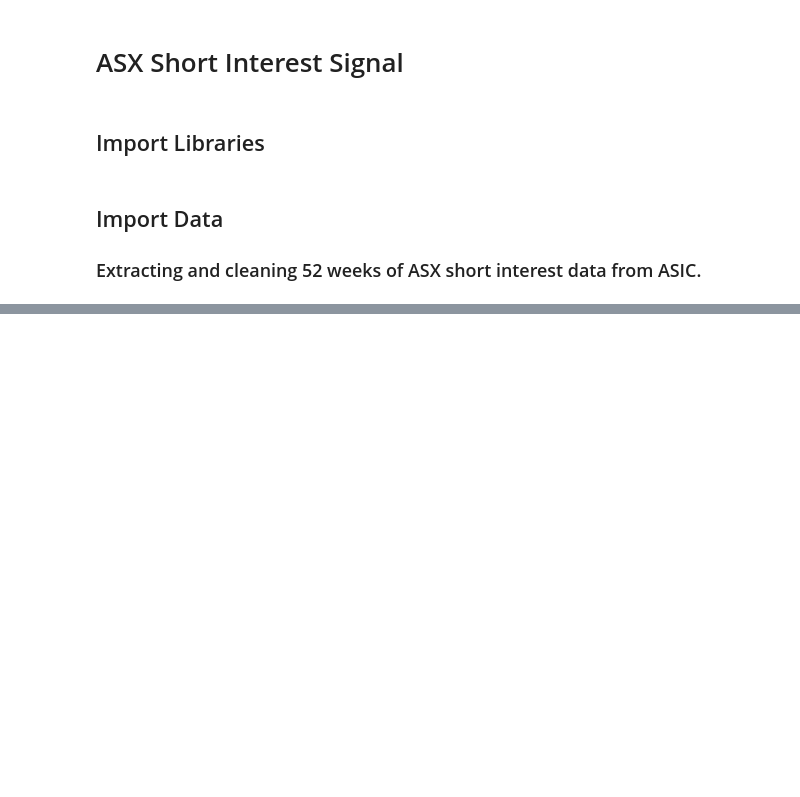
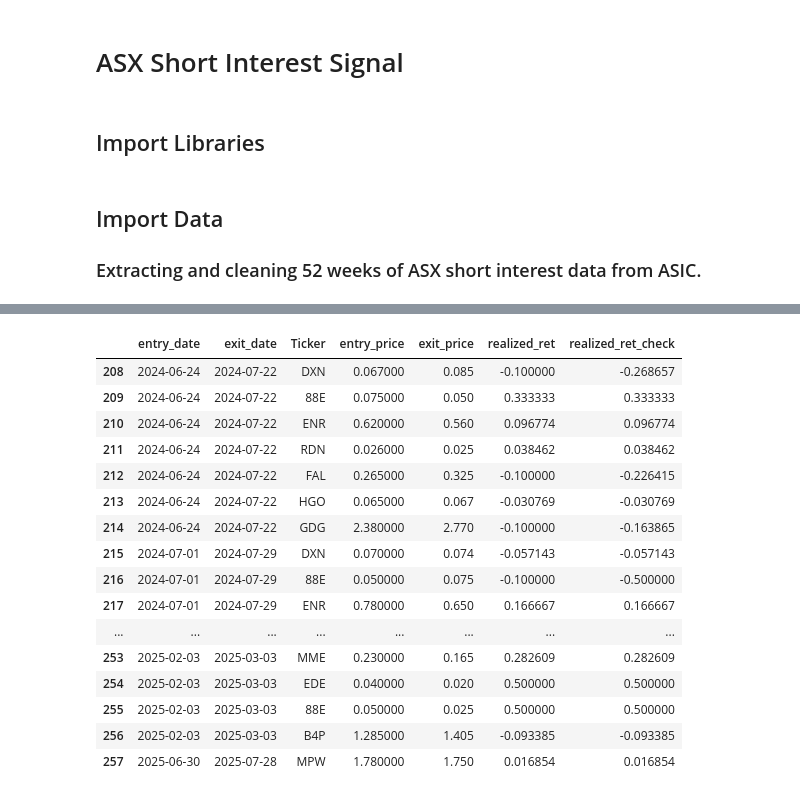
Before and after one commit to Taff1887/short-king, a Jupyter notebook: Short King.ipynb, the cells around one changed output, grey strips where cells are left out. Cells and saved outputs as stored; diff of their text form; code cells hidden in the pictures; blank space fills up the shorter version.

```diff
--- a/Short King.ipynb
+++ b/Short King.ipynb
@@ -1189,0 +571,60 @@ Open positions at end: ['BRG', 'LTR', 'IMU', 'PLS', 'CTD', 'NUF', 'MIN', 'IGO',
+# %%
+# ---------- Build trade check table for ALL executed trades ----------
+trade_checks = []
+
+if not trades.empty:
+    for _, row in trades.iterrows():
+        tkr   = row["Ticker"]
+        entry = row["entry_date"]
+
+        g = panel[panel["Ticker"] == tkr].sort_values("Date").reset_index(drop=True)
+
+        idx = g.index[g["Date"] == entry]
+        if len(idx) == 0:
+            continue
+        idx = idx[0]
+
+        entry_price = g.loc[idx, "Date Share Price"]
+
+        # require an exit price 4 rows ahead
+        if idx + 4 < len(g):
+            exit_price = g.loc[idx + 4, "Date Share Price"]
+        else:
+            continue   # <-- SKIP if no exit price available
+
+        realized_ret = row.get("realized_ret", np.nan)
+
+        realized_ret_check = np.nan
+        if pd.notna(entry_price) and pd.notna(exit_price) and entry_price != 0:
+            realized_ret_check = (entry_price - exit_price) / entry_price
+
+        trade_checks.append({
+            "entry_date": row["entry_date"],
+            "exit_date": row["exit_date"],
+            "Ticker": tkr,
+            "entry_price": entry_price,
+            "exit_price": exit_price,
+            "realized_ret": realized_ret,
+            "realized_ret_check": realized_ret_check
+        })
+
+trade_check_table = pd.DataFrame(trade_checks)
+display(trade_check_table.tail(50))
+# %% [output]
+|  | entry_date | exit_date | Ticker | entry_price | exit_price | realized_ret | realized_ret_check |
+| 208 | 2024-06-24 | 2024-07-22 | DXN | 0.067000 | 0.085 | -0.100000 | -0.268657 |
+| 209 | 2024-06-24 | 2024-07-22 | 88E | 0.075000 | 0.050 | 0.333333 | 0.333333 |
+| 210 | 2024-06-24 | 2024-07-22 | ENR | 0.620000 | 0.560 | 0.096774 | 0.096774 |
+| 211 | 2024-06-24 | 2024-07-22 | RDN | 0.026000 | 0.025 | 0.038462 | 0.038462 |
+| 212 | 2024-06-24 | 2024-07-22 | FAL | 0.265000 | 0.325 | -0.100000 | -0.226415 |
+| 213 | 2024-06-24 | 2024-07-22 | HGO | 0.065000 | 0.067 | -0.030769 | -0.030769 |
+| 214 | 2024-06-24 | 2024-07-22 | GDG | 2.380000 | 2.770 | -0.100000 | -0.163865 |
+| 215 | 2024-07-01 | 2024-07-29 | DXN | 0.070000 | 0.074 | -0.057143 | -0.057143 |
+| 216 | 2024-07-01 | 2024-07-29 | 88E | 0.050000 | 0.075 | -0.100000 | -0.500000 |
+| 217 | 2024-07-01 | 2024-07-29 | ENR | 0.780000 | 0.650 | 0.166667 | 0.166667 |
+| ... | ... | ... | ... | ... | ... | ... | ... |
+| 253 | 2025-02-03 | 2025-03-03 | MME | 0.230000 | 0.165 | 0.282609 | 0.282609 |
+| 254 | 2025-02-03 | 2025-03-03 | EDE | 0.040000 | 0.020 | 0.500000 | 0.500000 |
+| 255 | 2025-02-03 | 2025-03-03 | 88E | 0.050000 | 0.025 | 0.500000 | 0.500000 |
+| 256 | 2025-02-03 | 2025-03-03 | B4P | 1.285000 | 1.405 | -0.093385 | -0.093385 |
+| 257 | 2025-06-30 | 2025-07-28 | MPW | 1.780000 | 1.750 | 0.016854 | 0.016854 |
```
Also changed, not shown: parts of 47 cells of this notebook.
